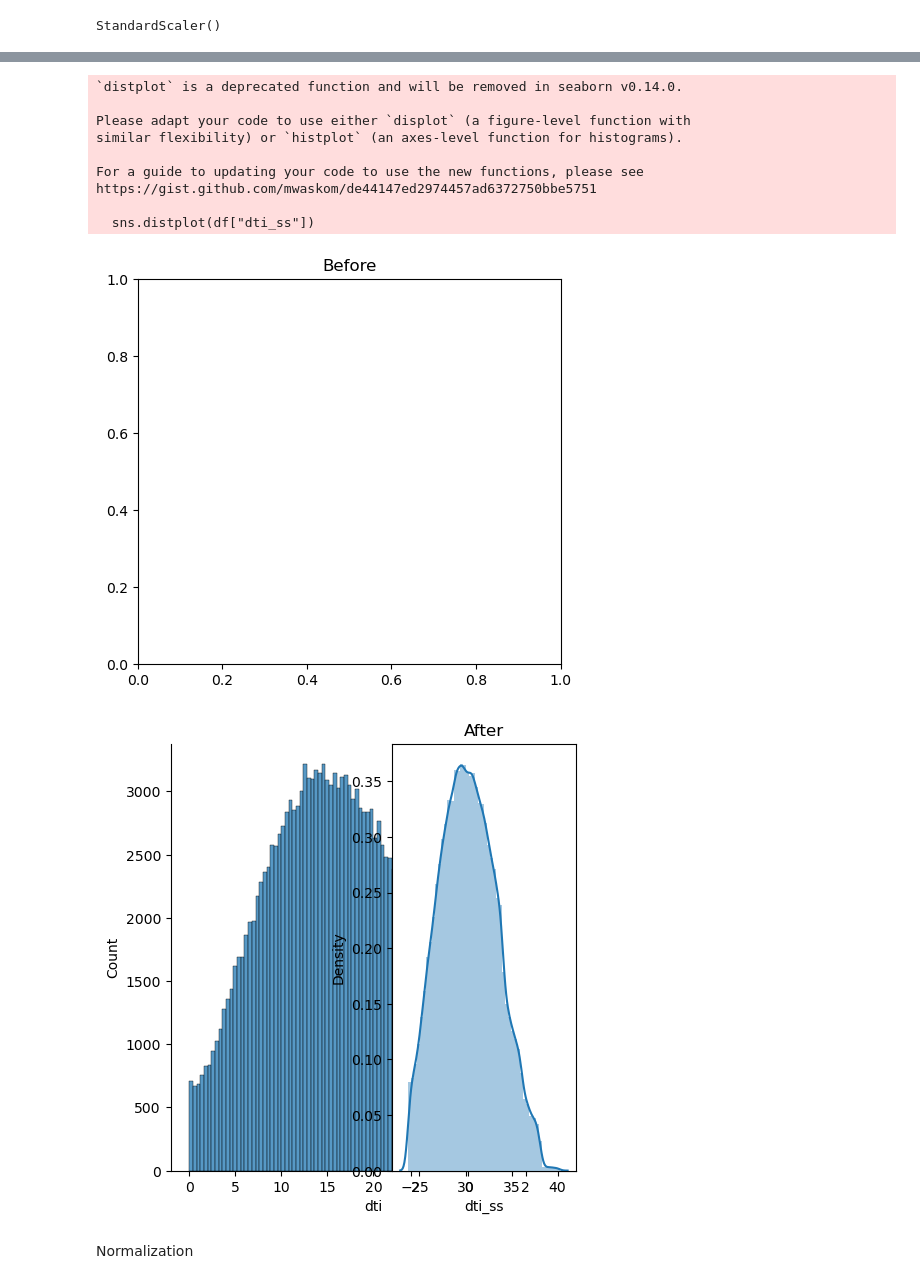
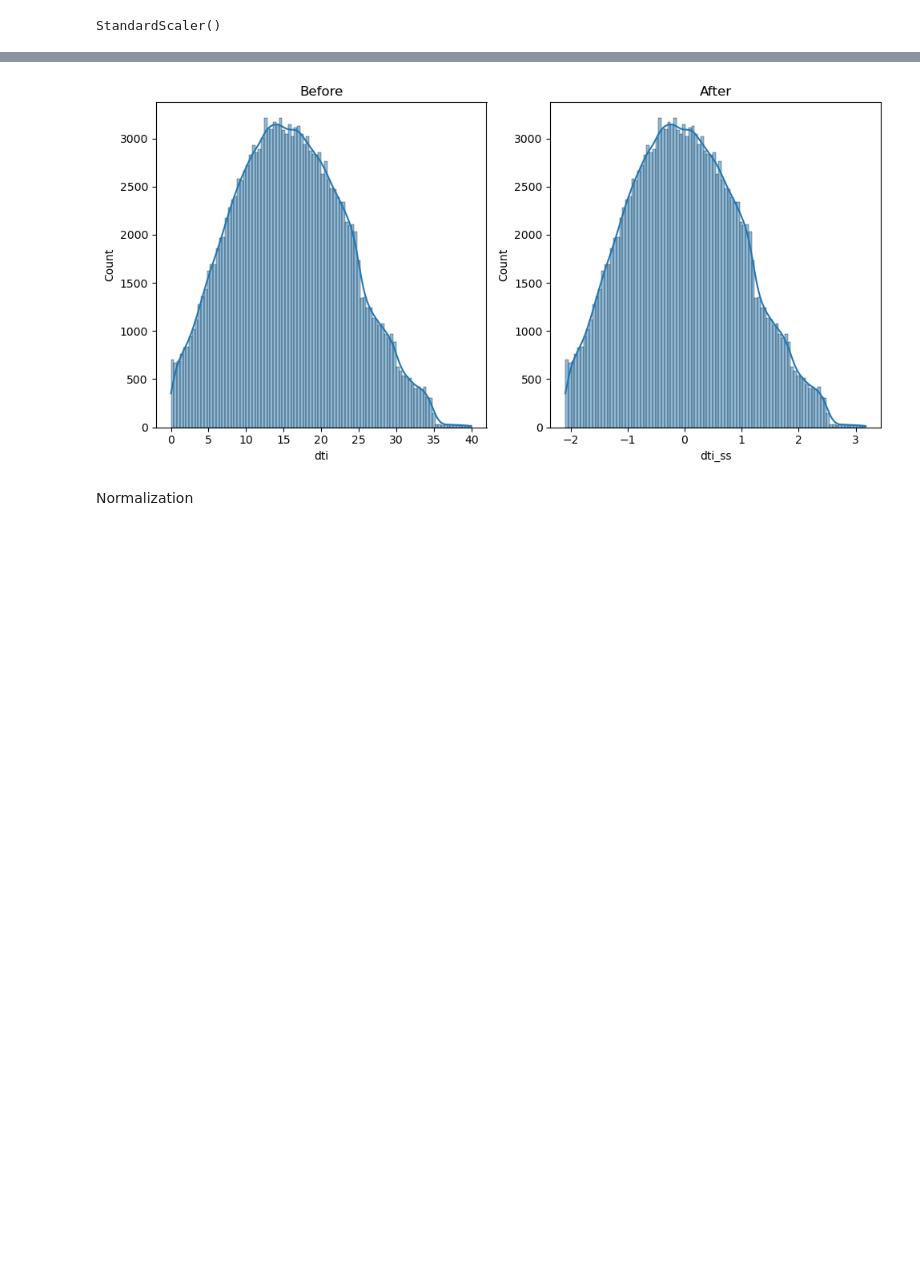
Before and after one commit to RDX-Rudra/Python-World, a Jupyter notebook: ML/Data_Handling/FeatureScaling.ipynb, the cells around one changed output, grey strips where cells are left out. Cells and saved outputs as stored; diff of their text form; code cells hidden in the pictures; blank space fills up the shorter version.

```diff
--- a/ML/Data_Handling/FeatureScaling.ipynb
+++ b/ML/Data_Handling/FeatureScaling.ipynb
@@ -107,28 +107,22 @@ df.describe()
 | 75% | 18000.000000 | 16.320000 | 10.000000 | 8.500000e+04 | 21.260000 | 0.000000 | 74.200000 | 31.000000 | 0.000000 | ... |
 | max | 35000.000000 | 26.060000 | 10.000000 | 7.141778e+06 | 39.990000 | 29.000000 | 150.700000 | 118.000000 | 1.000000 | ... |
 # %%
-plt.figure(figsize=(12, 5))
-plt.subplot(1,2,1)
+plt.figure(figsize=(10, 5))
+
+# Plotting the original dti
+plt.subplot(1, 2, 1)
 plt.title("Before")
-sns.displot(df["dti"])
+sns.histplot(df["dti"], kde=True)
 
-plt.subplot(1,2,2)
+# Plotting the transformed dti
+plt.subplot(1, 2, 2)
 plt.title("After")
-sns.distplot(df["dti_ss"])
+sns.histplot(df["dti_ss"], kde=True)
 
+plt.tight_layout()
 plt.show()
 # %% [output]
-`distplot` is a deprecated function and will be removed in seaborn v0.14.0.
-
-Please adapt your code to use either `displot` (a figure-level function with
-similar flexibility) or `histplot` (an axes-level function for histograms).
-
-For a guide to updating your code to use the new functions, please see
-https://gist.github.com/mwaskom/de44147ed2974457ad6372750bbe5751
-
-  sns.distplot(df["dti_ss"])
-[figure, old version]
+[figure, new version]
-[figure, removed]
 # %% [markdown]
 Normalization
 # %%
```
Also changed, not shown: parts of 1 cell of this notebook, 5 other files.
